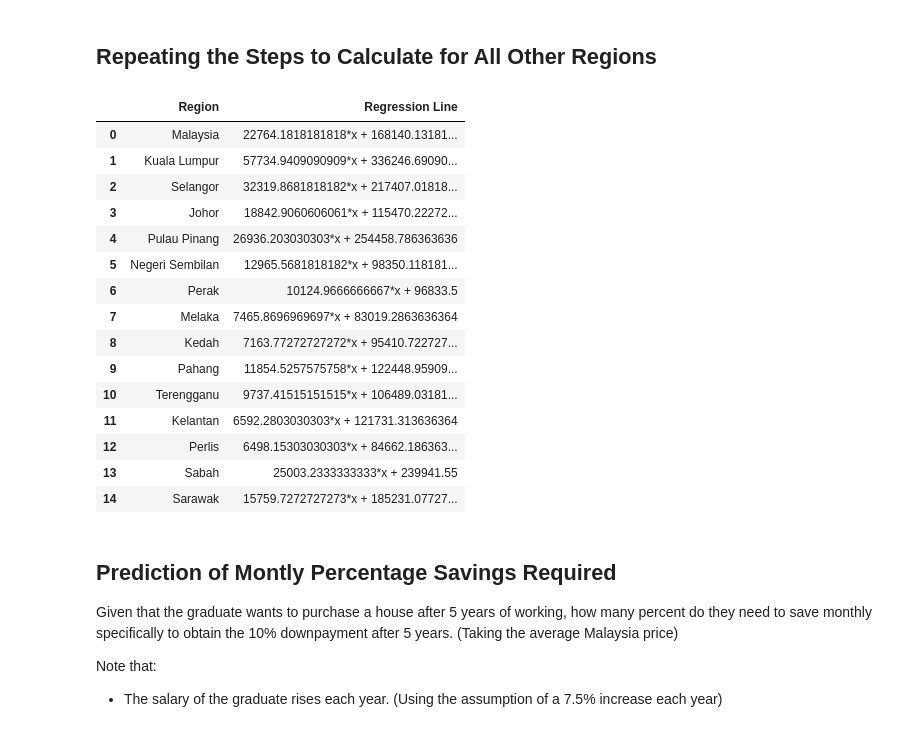
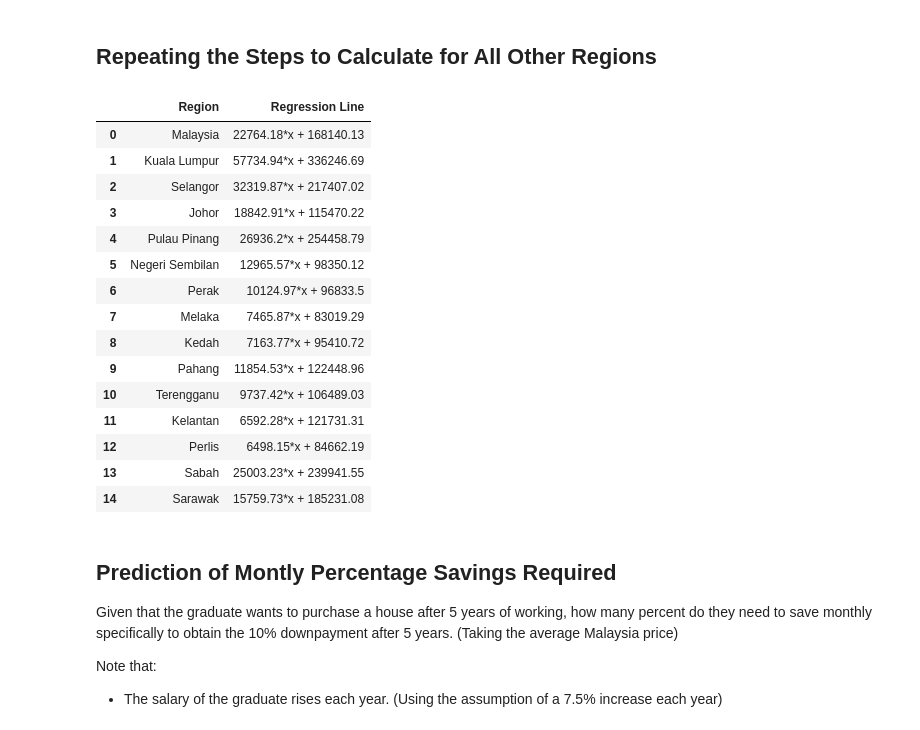
Before and after one commit to tengznaim/house-purchase-analysis, a Jupyter notebook: analysis.ipynb, the cells around one changed output. Cells and saved outputs as stored; diff of their text form; code cells hidden in the pictures.

```diff
--- a/analysis.ipynb
+++ b/analysis.ipynb
@@ -120,16 +120,22 @@ print(f"Least Square Regression Line: {regression_line}")
 
 fit_y = [(i*x[0][0] + x[1][0]) for i in range(0,10)]
 
+total_perc_diff = 0
+
 for i in range(0, 10):
     perc_diff = (fit_y[i] - prices_only[i][0]) / prices_only[i][0] * 100
+    total_perc_diff += perc_diff
     print(f"Years Since 2009: {i} \t| Fitted Price of House: {fit_y[i]} \t| Percentage Difference: {round(perc_diff,2)}")
+
+print("Average Percentage Difference:",perc_diff / 10)
 
 plt.plot(years_since, my_averages.values(), marker="o", label="Original Averages")
 plt.plot(years_since, fit_y, marker="s", label="Regression Line")
-plt.title("Fitted Price of Terrace Houses Since 2009")
+plt.title("Least Square Line Compared to Original Averages (Malaysia)")
 plt.xlabel("Years Since 2009")
-plt.ylabel("Fitted House Price")
+plt.ylabel("Terrace House Price")
 plt.legend()
+
 plt.show()
 # %% [output]
 Least Square Regression Line: y = 22764.181818181823x + 168140.13181818172
@@ -149,39 +156,39 @@ Years Since 2009: 9     | Fitted Price of House: 373017.76818181813     | Percen
 # %%
 all_data = []
 years_since = np.array([i for i in range(0,10)])
 
 x = sympy.Symbol("x")
 
 for region in columns:
     region_averages = np.array([])
     for year in years:
         region_averages = np.append(region_averages, df[df["Tahun"] == year][region].mean())
 
     A = np.vstack((years_since, np.ones((1,10), dtype='int32'))).transpose()
     coef = np.dot(np.linalg.inv(np.dot(np.transpose(A), A)), np.dot(np.transpose(A), region_averages))
 
-    regression_line = coef[0]*x + coef[1]
+    regression_line = round(coef[0],2)*x + round(coef[1],2)
     all_data.append([region, regression_line])
 
 all_equations = pd.DataFrame(all_data, columns=["Region", "Regression Line"])
 all_equations
 # %% [output]
 |  | Region | Regression Line |
-| 0 | Malaysia | 22764.1818181818*x + 168140.13181... |
-| 1 | Kuala Lumpur | 57734.9409090909*x + 336246.69090... |
-| 2 | Selangor | 32319.8681818182*x + 217407.01818... |
-| 3 | Johor | 18842.9060606061*x + 115470.22272... |
-| 4 | Pulau Pinang | 26936.203030303*x + 254458.786363636 |
-| 5 | Negeri Sembilan | 12965.5681818182*x + 98350.118181... |
-| 6 | Perak | 10124.9666666667*x + 96833.5 |
-| 7 | Melaka | 7465.8696969697*x + 83019.2863636364 |
-| 8 | Kedah | 7163.77272727272*x + 95410.722727... |
-| 9 | Pahang | 11854.5257575758*x + 122448.95909... |
-| 10 | Terengganu | 9737.41515151515*x + 106489.03181... |
-| 11 | Kelantan | 6592.2803030303*x + 121731.313636364 |
-| 12 | Perlis | 6498.15303030303*x + 84662.186363... |
-| 13 | Sabah | 25003.2333333333*x + 239941.55 |
-| 14 | Sarawak | 15759.7272727273*x + 185231.07727... |
+| 0 | Malaysia | 22764.18*x + 168140.13 |
+| 1 | Kuala Lumpur | 57734.94*x + 336246.69 |
+| 2 | Selangor | 32319.87*x + 217407.02 |
+| 3 | Johor | 18842.91*x + 115470.22 |
+| 4 | Pulau Pinang | 26936.2*x + 254458.79 |
+| 5 | Negeri Sembilan | 12965.57*x + 98350.12 |
+| 6 | Perak | 10124.97*x + 96833.5 |
+| 7 | Melaka | 7465.87*x + 83019.29 |
+| 8 | Kedah | 7163.77*x + 95410.72 |
+| 9 | Pahang | 11854.53*x + 122448.96 |
+| 10 | Terengganu | 9737.42*x + 106489.03 |
+| 11 | Kelantan | 6592.28*x + 121731.31 |
+| 12 | Perlis | 6498.15*x + 84662.19 |
+| 13 | Sabah | 25003.23*x + 239941.55 |
+| 14 | Sarawak | 15759.73*x + 185231.08 |
 # %% [markdown]
 ## Prediction of Montly Percentage Savings Required
 Given that the graduate wants to purchase a house after 5 years of working, how many percent do they need to save monthly specifically to obtain the 10% downpayment after 5 years. (Taking the average Malaysia price)
```
Also changed, not shown: parts of 4 cells of this notebook.
